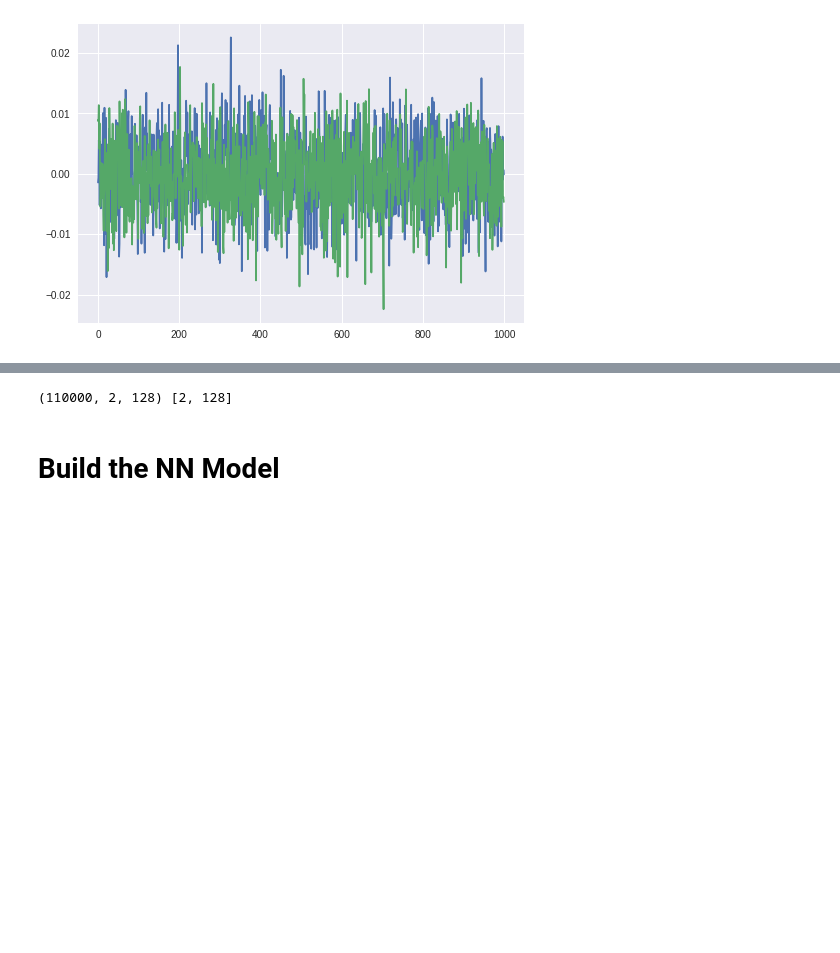
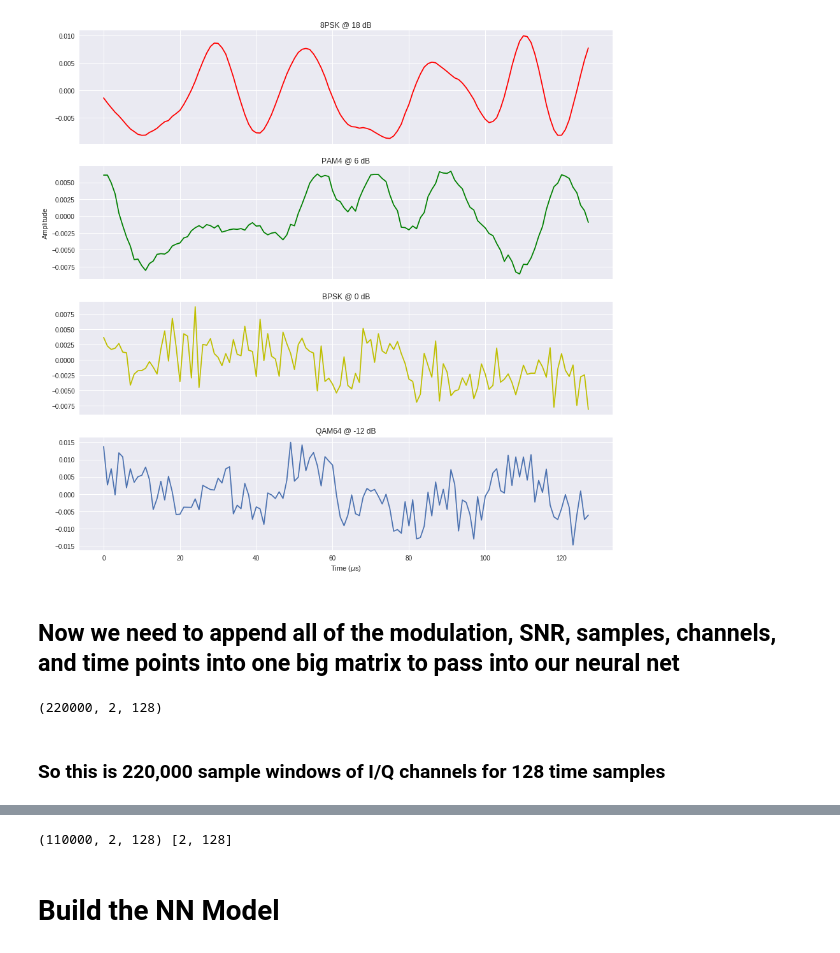
Before and after one commit to alackpour/examples, a Jupyter notebook: modulation_recognition/RML2016.10a_VTCNN2_example.ipynb, the cells around one changed output, grey strips where cells are left out. Saved outputs shown, nothing was run; the diff lists cells and outputs as text; code cells hidden in the pictures; blank space fills up the shorter version.

```diff
--- a/modulation_recognition/RML2016.10a_VTCNN2_example.ipynb
+++ b/modulation_recognition/RML2016.10a_VTCNN2_example.ipynb
@@ -55,0 +117,10 @@ Using TensorFlow backend.
+# %%
+'''
+Compute the original RF signal from the I & Q components.
+'''
+def reconstructSignal(s):
+    I = s[0,:]   # I component
+    Q = s[1,:]   # Q component
+    n = len(I)   # number of samples
+    f = 10e6     # Carrier frequency
+    return I*np.cos(2*np.pi*f*np.arange(n)) + Q*np.sin(2*np.pi*f*np.arange(n))
@@ -56 +133,35 @@ Using TensorFlow backend.
+# %%
+# Plot some of the data
+nFigs = 4
+
+plt.figure(figsize=(15, 15))
+
+ax1 = plt.subplot(nFigs, 1, 1);
+plt.plot(reconstructSignal(Xd['8PSK', 18][2,:,:]), color='r');
+plt.title('8PSK @ 18 dB')
+
+ax2 = plt.subplot(nFigs, 1, 2, sharex=ax1);
+plt.plot(reconstructSignal(Xd['PAM4', 6][99,:,:]), color='g');
+plt.title('PAM4 @ 6 dB')
+
+plt.ylabel('Amplitude');
+
+ax3 = plt.subplot(nFigs, 1, 3, sharex=ax1)
+plt.plot(reconstructSignal(Xd['BPSK', 0][456,:,:]), color='y');
+plt.title('BPSK @ 0 dB')
+
+ax4 = plt.subplot(nFigs, 1, 4, sharex=ax1)
+plt.plot(reconstructSignal(Xd['QAM64', -12][32,:,:]));
+plt.title('QAM64 @ -12 dB')
+
+# We only need to show the xticks on the bottom subplot
+plt.setp(ax3.get_xticklabels(), visible=False)
+plt.setp(ax2.get_xticklabels(), visible=False)
+plt.setp(ax1.get_xticklabels(), visible=False)
+
+plt.xlabel(r'Time ($\mu$s)');
+# %% [output]
+[figure, added]
+# %% [markdown]
+## Now we need to append all of the modulation, SNR, samples, channels, and time points into one big matrix to pass into our neural net
 # %%
@@ -65,12 +173,12 @@ for mod in mods:
         X.append(Xd[(mod,snr)])
         for i in range(Xd[(mod,snr)].shape[0]):  lbl.append((mod,snr))
 X = np.vstack(X)
-# %%
-# Plot some of the data
-plt.plot(Xd['8PSK', -20][:,1,1]);
-plt.plot(Xd['PAM4', -20][:,0,0]);
-# %% [output]
-[figure, removed]
+# %%
+np.shape(X)
+# %% [output]
+(220000, 2, 128)
+# %% [markdown]
+### So this is 220,000 sample windows of I/Q channels for 128 time samples
 # %%
 # Partition the data
 #  into training and test sets of the form we can train/test on
```
Also changed, not shown: parts of 32 cells of this notebook.
